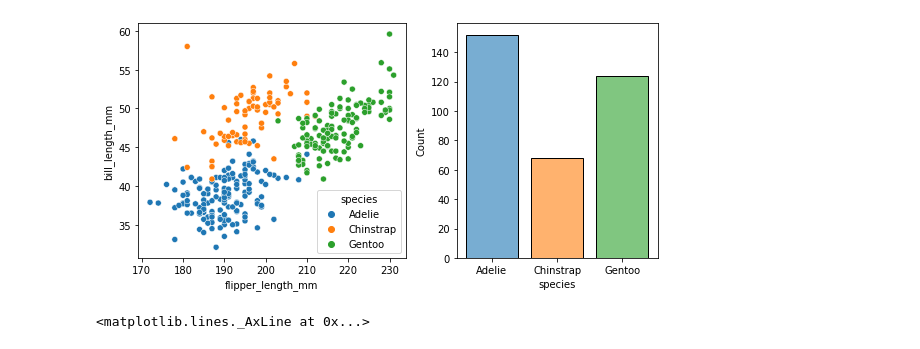
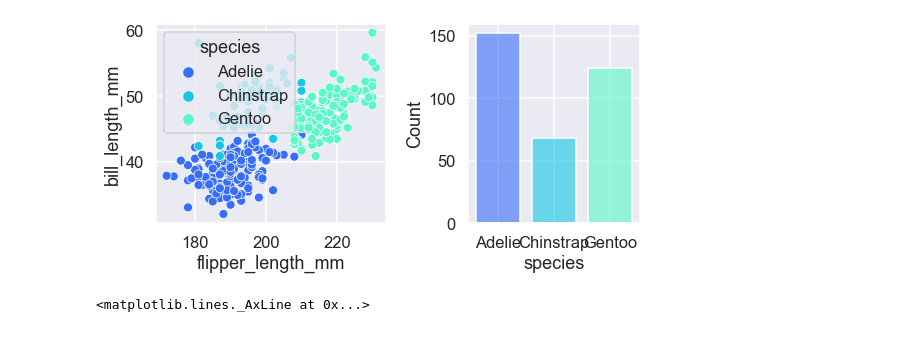
Before and after one commit to johntellsall/shotglass, a Jupyter notebook: dec/seaborn-tutorial.ipynb, the cells around one changed output. Saved outputs shown, nothing was run; the diff lists cells and outputs as text; code cells hidden in the pictures.

Commit message:
plot with five projects

```diff
--- a/dec/seaborn-tutorial.ipynb
+++ b/dec/seaborn-tutorial.ipynb
@@ -19,14 +19,15 @@ penguins = sns.load_dataset("penguins")
 # %%
 
 
 from matplotlib import pyplot as plt
 
+sns.set_theme(context='talk', palette='rainbow')
 plot_container, axs = plt.subplots(1, 2, figsize=(8, 4), gridspec_kw=dict(width_ratios=[4, 3]))
 sns.scatterplot(data=penguins, hue="species", x="flipper_length_mm", y="bill_length_mm", ax=axs[0])
 sns.histplot(data=penguins, x="species", hue="species", shrink=0.8, alpha=.6, legend=False, ax=axs[1])
 plot_container.tight_layout()
 # %% [output]
-[figure, old version]
+[figure, new version]
 # %%
 tips = sns.load_dataset("tips")
 g = sns.relplot(data=tips, x="total_bill", y="tip")
```
Also changed, not shown: 2 other files.
